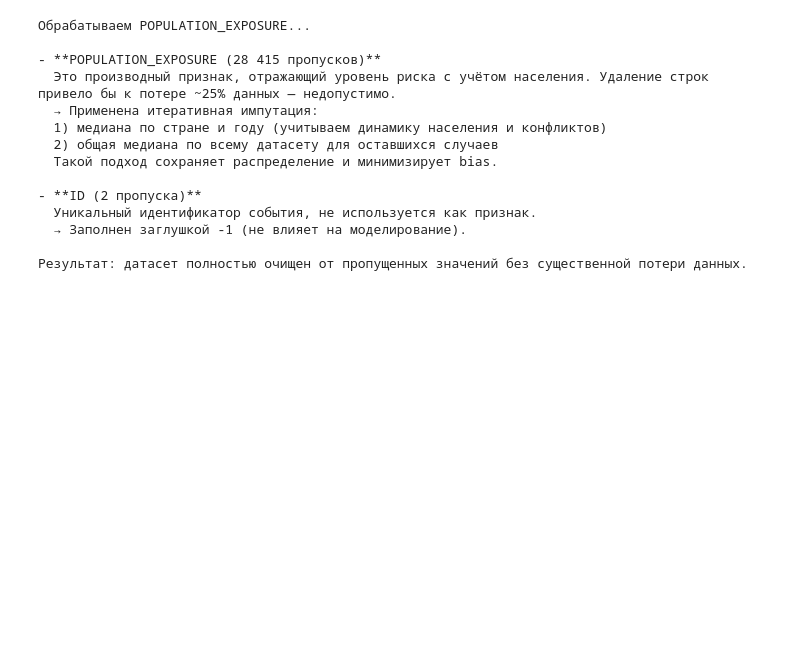
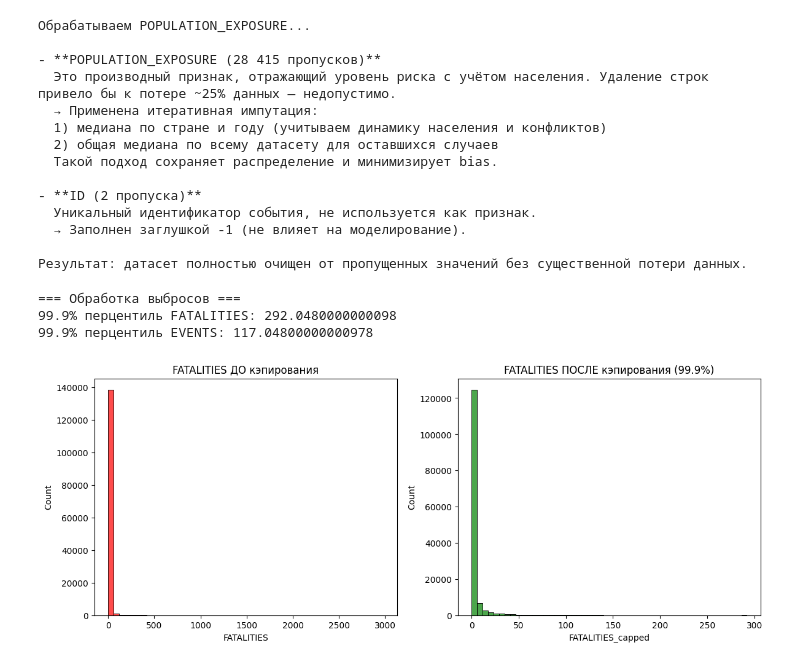
Before and after one commit to alxr33dd/middle_east, a Jupyter notebook: middle_east.ipynb, the cells around one changed output. Saved outputs shown, nothing was run; the diff lists cells and outputs as text; code cells hidden in the pictures; blank space fills up the shorter version.

Commit message:
Detect and cap extreme outliers in FATALITIES and EVENTS using 99.9th percentile; add capped columns and visual comparison

```diff
--- a/middle_east.ipynb
+++ b/middle_east.ipynb
@@ -226,3 +226,33 @@ print("""
   → Заполнен заглушкой -1 (не влияет на моделирование).
 
 Результат: датасет полностью очищен от пропущенных значений без существенной потери данных.
+# %%
+# --------------------------------------------------
+# 2. Выбросы
+# --------------------------------------------------
+# FATALITIES и EVENTS — имеют жёсткий правый хвост
+# Используем IQR метод, но только для "экстремальных" выбросов (>99.9 перцентиль)
+
+print("\n=== Обработка выбросов ===")
+q99_fatal = df['FATALITIES'].quantile(0.999)
+q99_events = df['EVENTS'].quantile(0.999)
+
+print(f"99.9% перцентиль FATALITIES: {q99_fatal}")
+print(f"99.9% перцентиль EVENTS: {q99_events}")
+
+# Кэпируем (не удаляем — в конфликтах бывают реальные резни!)
+df['FATALITIES_capped'] = df['FATALITIES'].clip(upper=q99_fatal)
+df['EVENTS_capped'] = df['EVENTS'].clip(upper=q99_events)
+
+# Сравнение до/после
+fig, ax = plt.subplots(1,2, figsize=(14,5))
+sns.histplot(df_raw['FATALITIES'], bins=50, ax=ax[0], color='red', alpha=0.7)
+ax[0].set_title('FATALITIES ДО кэпирования')
+sns.histplot(df['FATALITIES_capped'], bins=50, ax=ax[1], color='green', alpha=0.7)
+ax[1].set_title('FATALITIES ПОСЛЕ кэпирования (99.9%)')
+plt.show()
+# %% [output]
+=== Обработка выбросов ===
+99.9% перцентиль FATALITIES: 292.0480000000098
+99.9% перцентиль EVENTS: 117.04800000000978
+[figure, added]
```
